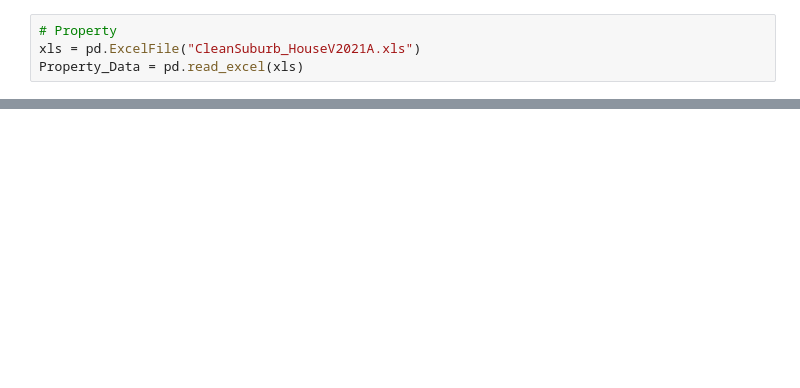
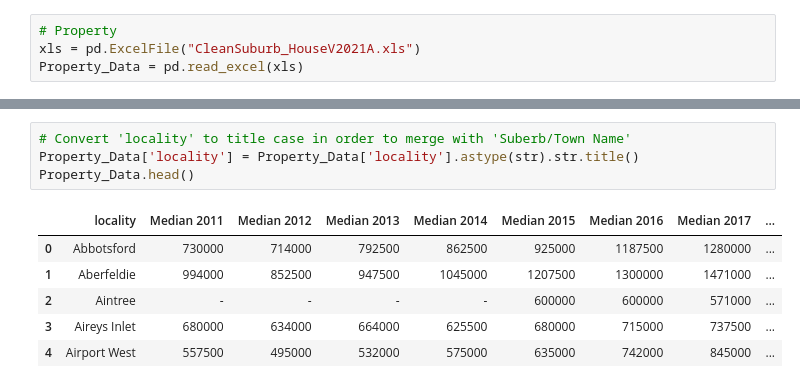
Before and after one commit to rsamma1606/proj-one-group-8, a Jupyter notebook: prj-one_Crime_vs_Property.ipynb, the cells around one changed output, grey strips where cells are left out. Saved outputs shown, nothing was run; the diff lists cells and outputs as text; blank space fills up the shorter version.

```diff
--- a/prj-one_Crime_vs_Property.ipynb
+++ b/prj-one_Crime_vs_Property.ipynb
@@ -35,0 +257,11 @@ Property_Data
+# %%
+# Convert 'locality' to title case in order to merge with 'Suberb/Town Name'
+Property_Data['locality'] = Property_Data['locality'].astype(str).str.title()
+Property_Data.head()
+# %% [output]
+|  | locality | Median 2011 | Median 2012 | Median 2013 | Median 2014 | Median 2015 | Median 2016 | Median 2017 | ... |
+| 0 | Abbotsford | 730000 | 714000 | 792500 | 862500 | 925000 | 1187500 | 1280000 | ... |
+| 1 | Aberfeldie | 994000 | 852500 | 947500 | 1045000 | 1207500 | 1300000 | 1471000 | ... |
+| 2 | Aintree | - | - | - | - | 600000 | 600000 | 571000 | ... |
+| 3 | Aireys Inlet | 680000 | 634000 | 664000 | 625500 | 680000 | 715000 | 737500 | ... |
+| 4 | Airport West | 557500 | 495000 | 532000 | 575000 | 635000 | 742000 | 845000 | ... |
```
Also changed, not shown: parts of 26 cells of this notebook, 18 other files.
